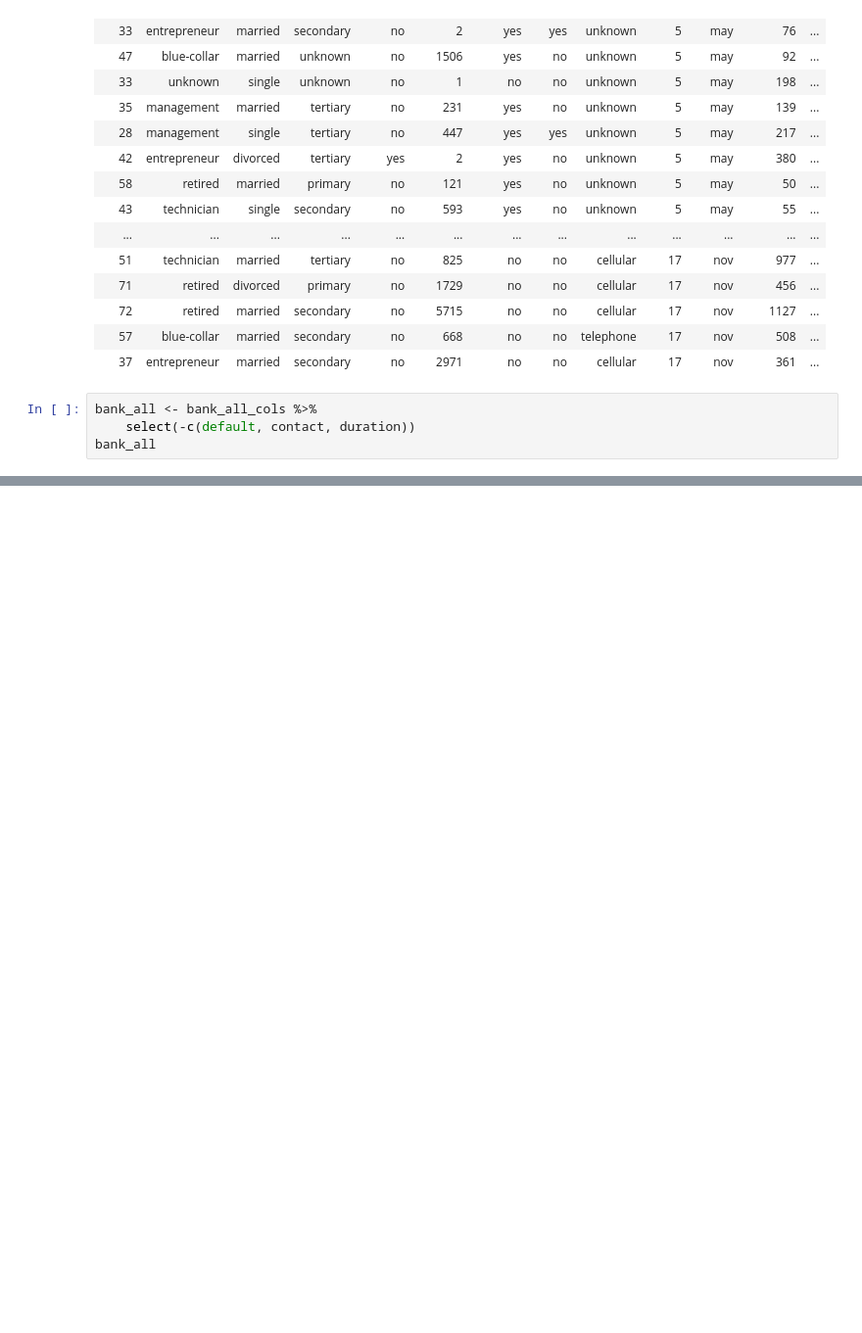
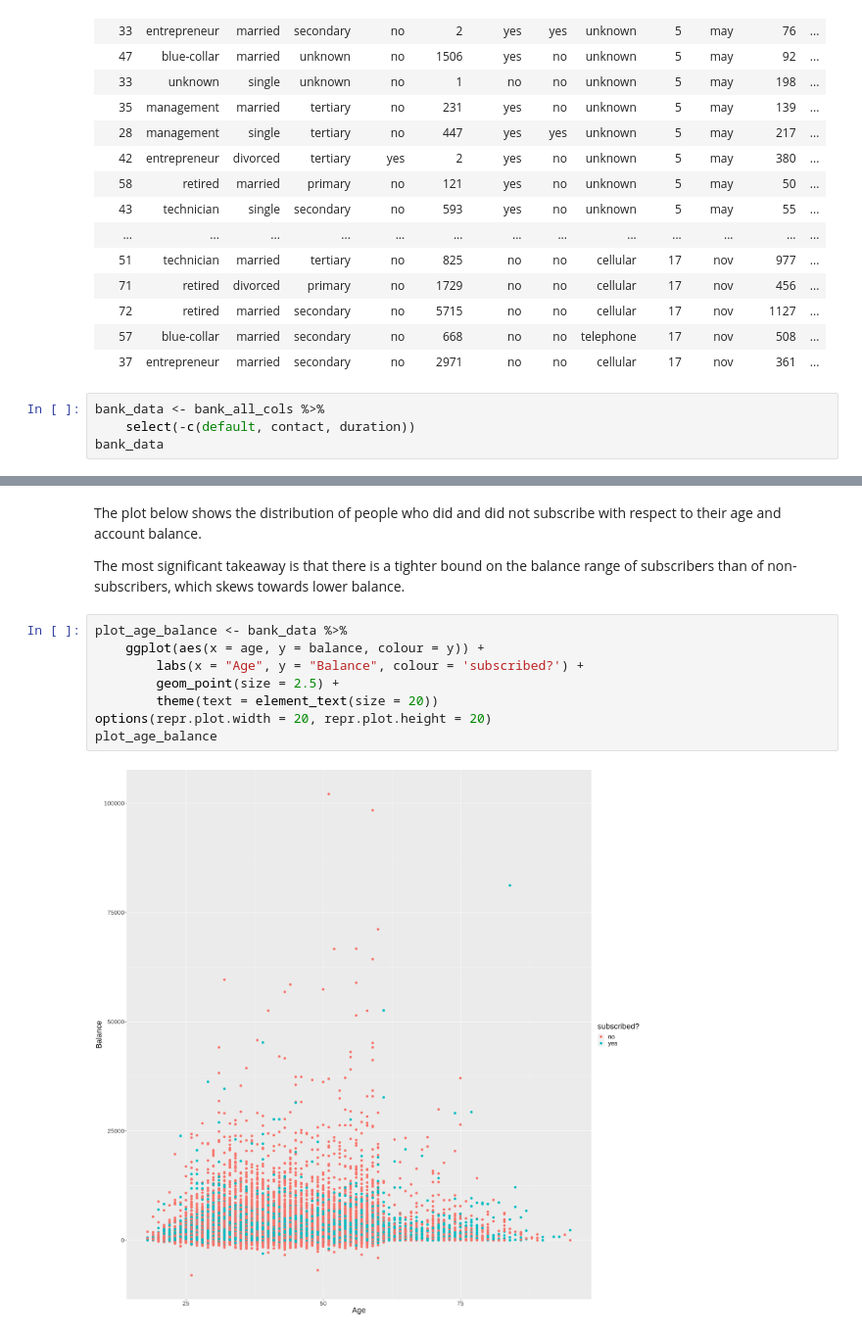
Before and after one commit to alexkhadr/Credit-Card-Project, a Jupyter notebook: proposal.ipynb, the cells around one changed output, grey strips where cells are left out. Shown: that part at 98% size. Saved outputs shown, nothing was run; the diff lists cells and outputs as text; blank space fills up the shorter version.

Commit message:
added simple visualizations of the dataset

```diff
--- a/proposal.ipynb
+++ b/proposal.ipynb
@@ -95,6 +96,6 @@ A spec_tbl_df: 45211 × 17
 | 57 | blue-collar | married | secondary | no | 668 | no | no | telephone | 17 | nov | 508 | ... |
 | 37 | entrepreneur | married | secondary | no | 2971 | no | no | cellular | 17 | nov | 361 | ... |
 # %%
-bank_all <- bank_all_cols %>%
+bank_data <- bank_all_cols %>%
     select(-c(default, contact, duration))
-bank_all
+bank_data
@@ -100,0 +122,14 @@ bank_all
+# %% [markdown]
+The plot below shows the distribution of people who did and did not subscribe with respect to their age and account balance.
+
+The most significant takeaway is that there is a tighter bound on the balance range of subscribers than of non-subscribers, which skews towards lower balance.
+# %%
+plot_age_balance <- bank_data %>%
+    ggplot(aes(x = age, y = balance, colour = y)) +
+        labs(x = "Age", y = "Balance", colour = 'subscribed?') +
+        geom_point(size = 2.5) +
+        theme(text = element_text(size = 20))
+options(repr.plot.width = 20, repr.plot.height = 20)
+plot_age_balance
+# %% [output]
+[figure, added]
```
Also changed, not shown: parts of 9 cells of this notebook.
